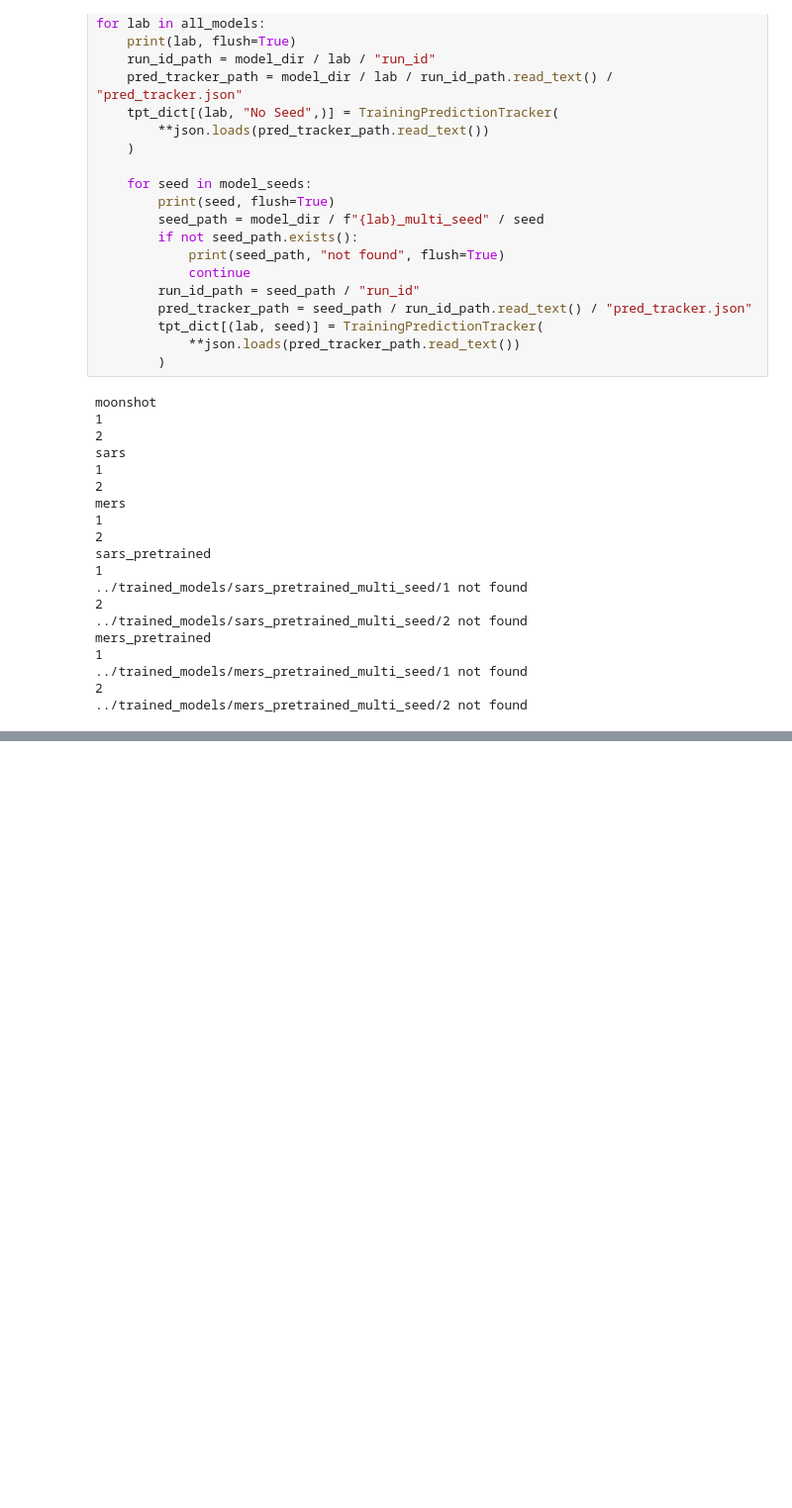
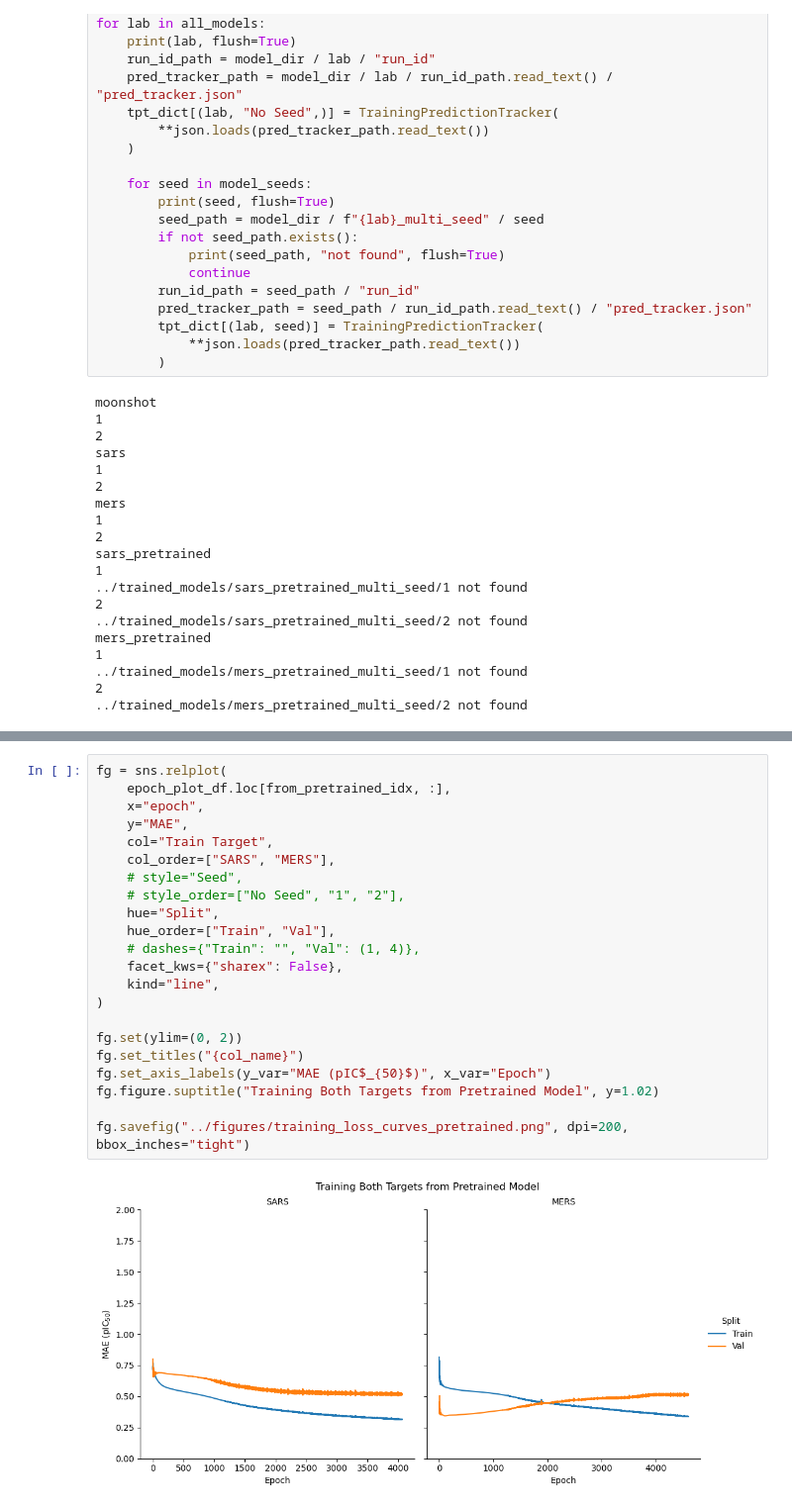
Before and after one commit to kaminow/asap-polaris-challenge-potency-2025, a Jupyter notebook: notebooks/training_curves_plots.ipynb, the cells around one changed output, grey strips where cells are left out. Shown at 99% size. Saved outputs shown, nothing was run; the diff lists cells and outputs as text; blank space fills up the shorter version.

```diff
--- a/notebooks/training_curves_plots.ipynb
+++ b/notebooks/training_curves_plots.ipynb
@@ -223 +262,25 @@ fg.savefig("../figures/training_loss_curves.png", dpi=200, bbox_inches="tight")
+# %%
+fg = sns.relplot(
+    epoch_plot_df.loc[from_pretrained_idx, :],
+    x="epoch",
+    y="MAE",
+    col="Train Target",
+    col_order=["SARS", "MERS"],
+    # style="Seed",
+    # style_order=["No Seed", "1", "2"],
+    hue="Split",
+    hue_order=["Train", "Val"],
+    # dashes={"Train": "", "Val": (1, 4)},
+    facet_kws={"sharex": False},
+    kind="line",
+)
+
+fg.set(ylim=(0, 2))
+fg.set_titles("{col_name}")
+fg.set_axis_labels(y_var="MAE (pIC$_{50}$)", x_var="Epoch")
+fg.figure.suptitle("Training Both Targets from Pretrained Model", y=1.02)
+
+fg.savefig("../figures/training_loss_curves_pretrained.png", dpi=200, bbox_inches="tight")
+# %% [output]
+[figure, added]
 # %%
```
Also changed, not shown: parts of 14 cells of this notebook, 11 other files.
